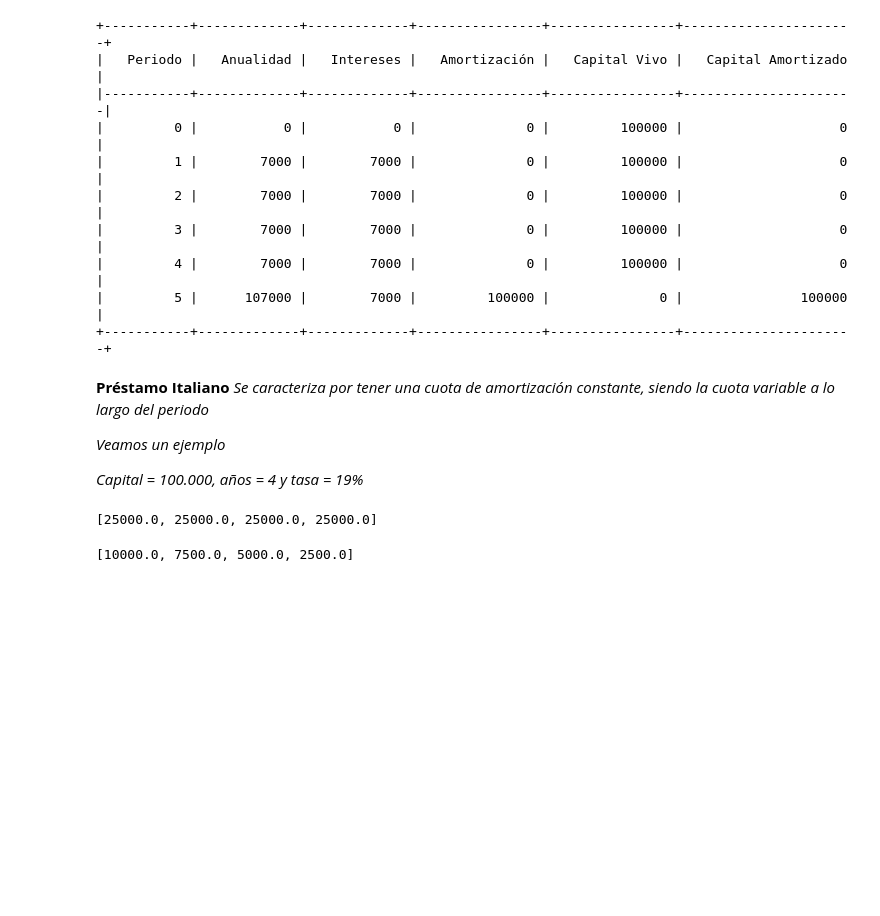
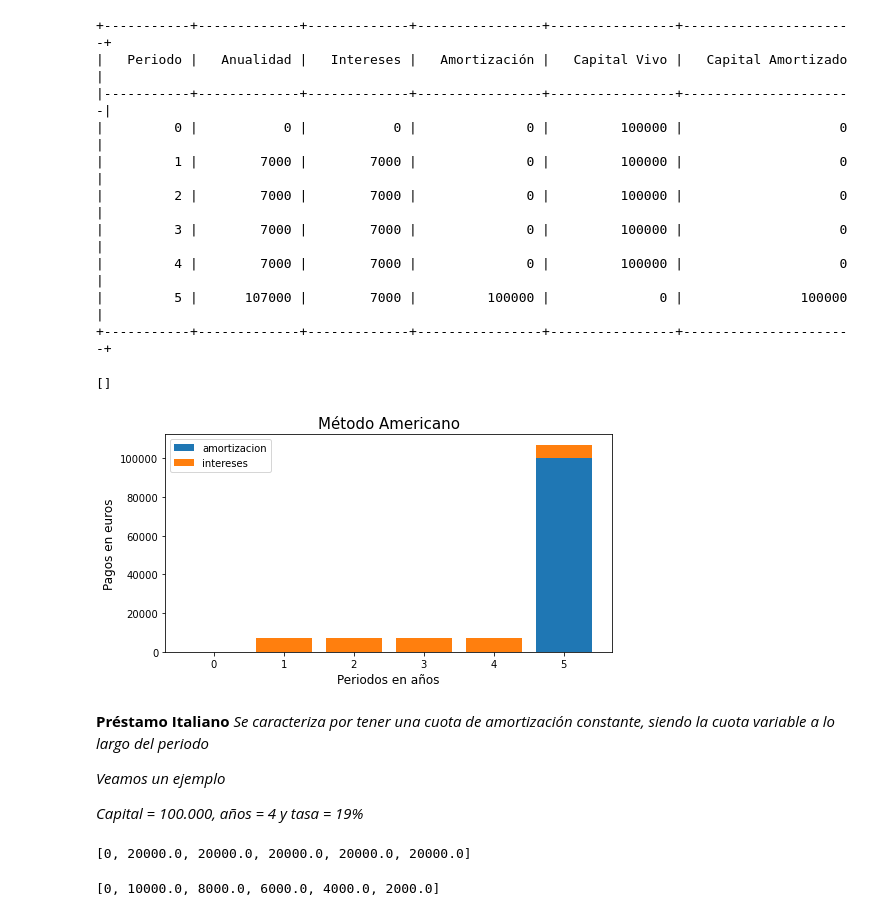
Before and after one commit to RebecaGa/TFG---URJC-2020-2021, a Jupyter notebook: 12. Préstamos.ipynb, the cells around one changed output. Drawn from its saved outputs; the diff is of its cells as text; code cells hidden in the pictures; blank space fills up the shorter version.

```diff
--- a/12. Préstamos.ipynb
+++ b/12. Préstamos.ipynb
@@ -204,6 +220,23 @@ print(tab.tabulate(datos, headers= ['Periodo', 'Anualidad', 'Intereses', 'Amorti
 |         4 |        7000 |        7000 |              0 |         100000 |                    0 |
 |         5 |      107000 |        7000 |         100000 |              0 |               100000 |
 +-----------+-------------+-------------+----------------+----------------+----------------------+
+# %%
+Amortz = [0,0,0,0,0,100000]
+inter = [0,7000,7000,7000,7000,7000]
+# %%
+#Comprobemos como evolucionan los intereses de nuestro prestamo en la siguiente gráfica
+
+plt.figure(figsize = (8, 4))
+plt.bar(range(0, n+1 ), Amortz, label = 'amortizacion')
+plt.bar(range(0, n+1 ), inter, bottom= Amortz, label='intereses')
+plt.legend(fontsize = 10)
+plt.title("Método Americano", fontsize = 15)
+plt.xlabel("Periodos en años", fontsize = 12)
+plt.ylabel("Pagos en euros", fontsize = 12)
+plt.plot()
+# %% [output]
+[]
+[figure, added]
 # %% [markdown]
 **Préstamo Italiano** *Se caracteriza por tener una cuota de amortización constante, siendo la cuota variable a lo largo del periodo*
 
@@ -214,21 +247,21 @@ print(tab.tabulate(datos, headers= ['Periodo', 'Anualidad', 'Intereses', 'Amorti
 #Calculemos en primer lugar las amortizaciones
 
 C0 = 100000
-n = 4
+n = 5
 tasa = 0.10
-Amortz = []
+Amortz = [0]
 
 for i in range(1,n+1):
     b = C0/n
     Amortz.append(b)
 print(Amortz)
 # %% [output]
-[25000.0, 25000.0, 25000.0, 25000.0]
+[0, 20000.0, 20000.0, 20000.0, 20000.0, 20000.0]
 # %%
 #Después calculamos los intereses
 
 pend = C0
-inter = []
+inter = [0]
 
 for i in range(1,n+1):
     a = pend * tasa
@@ -237,7 +270,7 @@ for i in range(1,n+1):
 
 print(inter)
 # %% [output]
-[10000.0, 7500.0, 5000.0, 2500.0]
+[0, 10000.0, 8000.0, 6000.0, 4000.0, 2000.0]
 # %%
 #Ya podemos hacer nuestro cuadro de amortización
 
```
Also changed, not shown: parts of 13 cells of this notebook, 27 other files.
